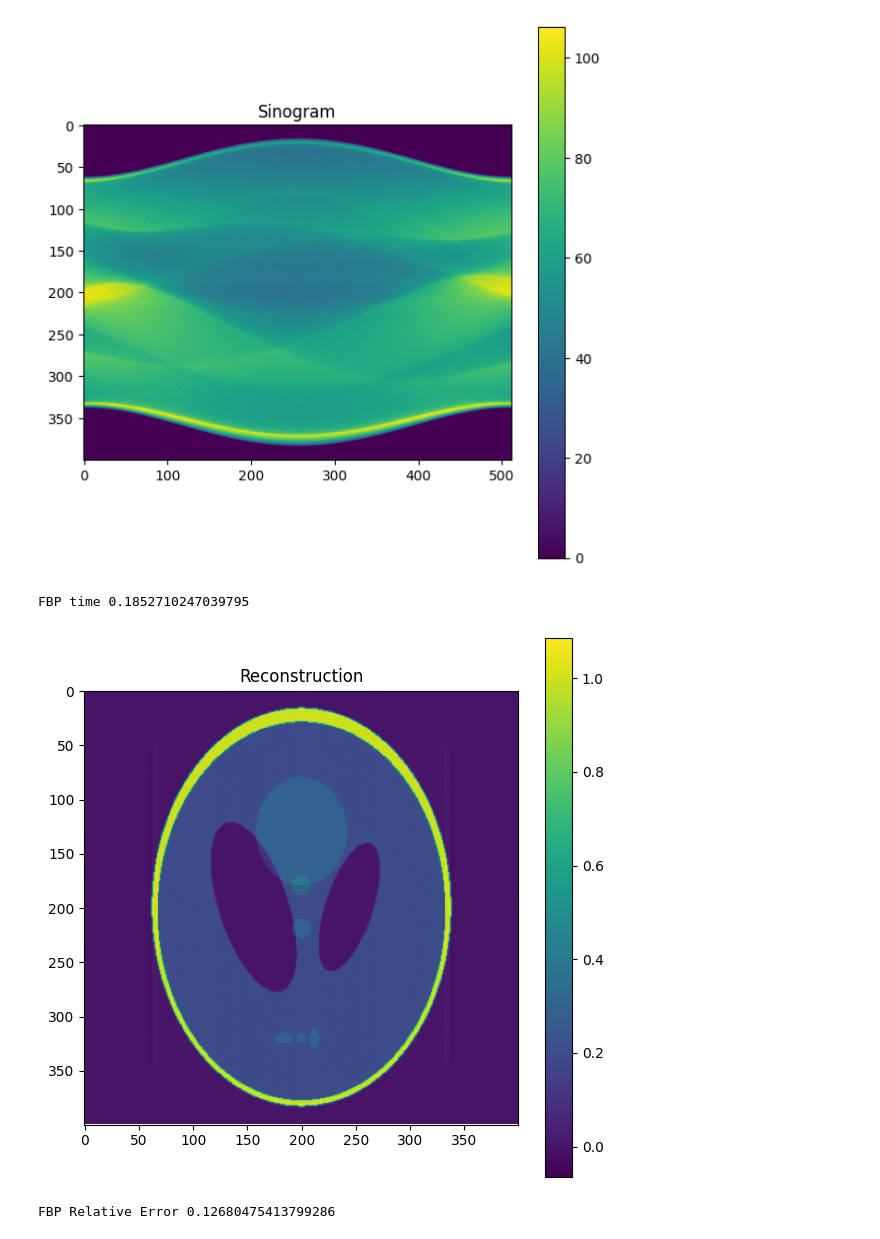
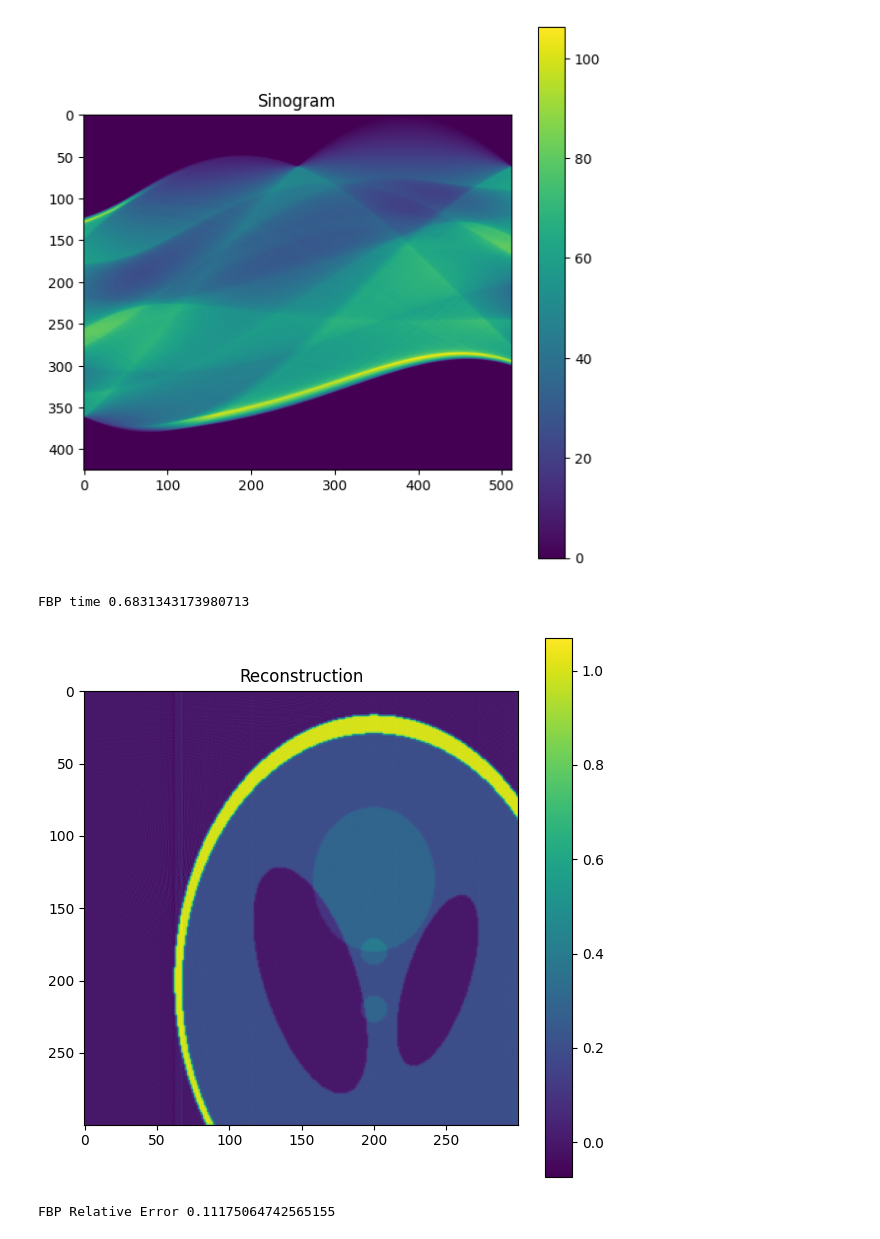
Before and after one commit to QBioImaging/torch_radon24, a Jupyter notebook: test.ipynb, the cells around one changed output. Saved outputs shown, nothing was run; the diff lists cells and outputs as text; code cells hidden in the pictures.

```diff
--- a/test.ipynb
+++ b/test.ipynb
@@ -2,7 +2,6 @@
 import torch
 from torch_radon24 import Radon
 # import libraries
-import matplotlib
 import matplotlib.pyplot as plt
 from skimage.data import shepp_logan_phantom
 from skimage.transform import radon, iradon
@@ -11,15 +10,10 @@ import numpy as np
 import time
 
 img = shepp_logan_phantom()
-
+img = img[:300, :300]
 # define some constants
 batch_size = 1
 n_angles = 512
-device = torch.device("cuda")
-
-
-image_size = img.shape[0]
-image = torch.FloatTensor(img).to(device)[None, None]
 
 _ = plt.imshow(img, cmap="gray")
 # %% [output]
@@ -27,9 +55,13 @@ _ = plt.imshow(img, cmap="gray")
 # %%
 n_angles = 512
+device = torch.device("cuda")
 
+
+image_size = img.shape[0]
+image = torch.FloatTensor(img).to(device)[None, None]
 image_size = image.shape[-1]
 # radon_op = Radon(n_angles=n_angles, image_size=image_size, circle=True, device=device)
-radon_op = Radon(thetas=np.linspace(0, np.pi, 512), image_size=image_size, circle=True, filter="ramp", device=device)
+radon_op = Radon(thetas=np.linspace(0, np.pi, 512), circle=False, filter_name="ramp", device=device)
 
 # apply radon transformation
 time_start = time.time()
@@ -54,4 +86,4 @@ Radon time 0.20516753196716309
-[figure, old version]
+[figure, new version]
-FBP time 0.1852710247039795
+FBP time 0.6831343173980713
-[figure, old version]
+[figure, new version]
-FBP Relative Error 0.12680475413799286
+FBP Relative Error 0.11175064742565155
```
Also changed, not shown: parts of 6 cells of this notebook, 5 other files.
